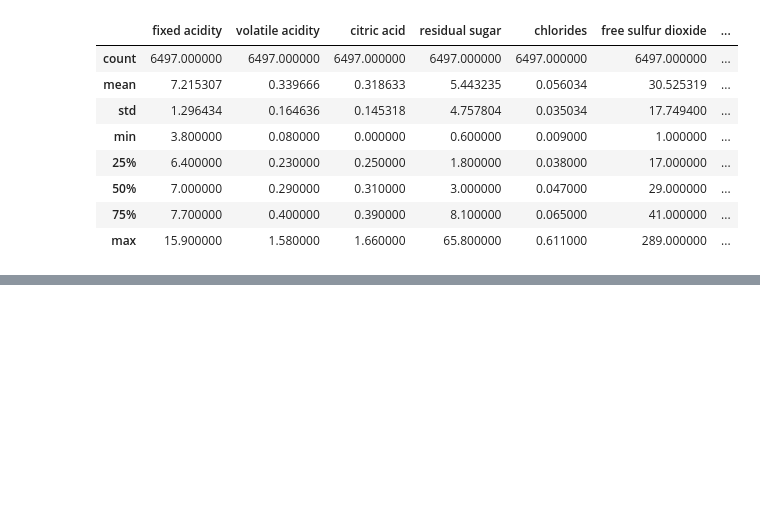
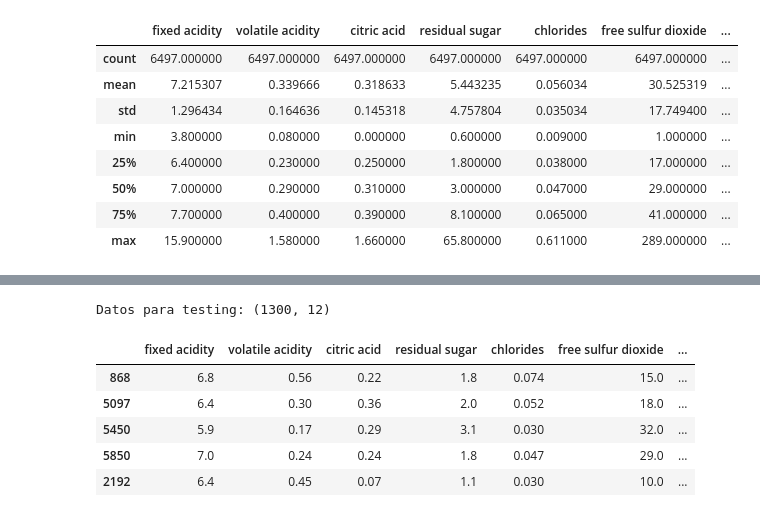
Before and after one commit to Jiliar/machine-learning-specialization, a Jupyter notebook: machine_learning/Cuadernos/Evaluación de Calidad de Vinos.ipynb, the cells around one changed output, grey strips where cells are left out. Cells and saved outputs as stored; diff of their text form; code cells hidden in the pictures; blank space fills up the shorter version.

```diff
--- a/machine_learning/Cuadernos/Evaluación de Calidad de Vinos.ipynb
+++ b/machine_learning/Cuadernos/Evaluación de Calidad de Vinos.ipynb
@@ -335,0 +409,11 @@ df.describe()
+# %%
+print(f'Datos para testing: {X_test.shape}')
+X_test.head()
+# %% [output]
+Datos para testing: (1300, 12)
+|  | fixed acidity | volatile acidity | citric acid | residual sugar | chlorides | free sulfur dioxide | ... |
+| 868 | 6.8 | 0.56 | 0.22 | 1.8 | 0.074 | 15.0 | ... |
+| 5097 | 6.4 | 0.30 | 0.36 | 2.0 | 0.052 | 18.0 | ... |
+| 5450 | 5.9 | 0.17 | 0.29 | 3.1 | 0.030 | 32.0 | ... |
+| 5850 | 7.0 | 0.24 | 0.24 | 1.8 | 0.047 | 29.0 | ... |
+| 2192 | 6.4 | 0.45 | 0.07 | 1.1 | 0.030 | 10.0 | ... |
```
Also changed, not shown: parts of 36 cells of this notebook, 2 other files.
